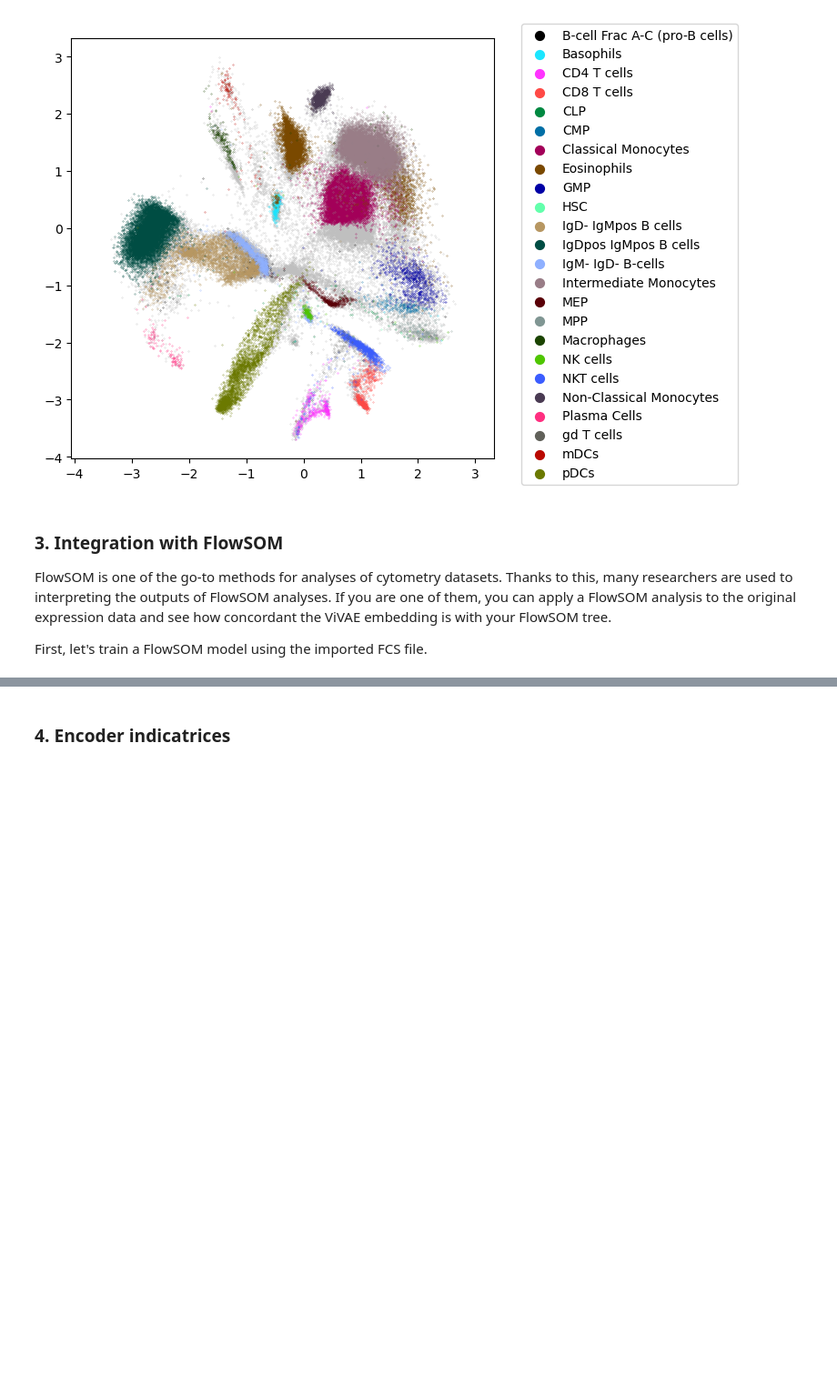
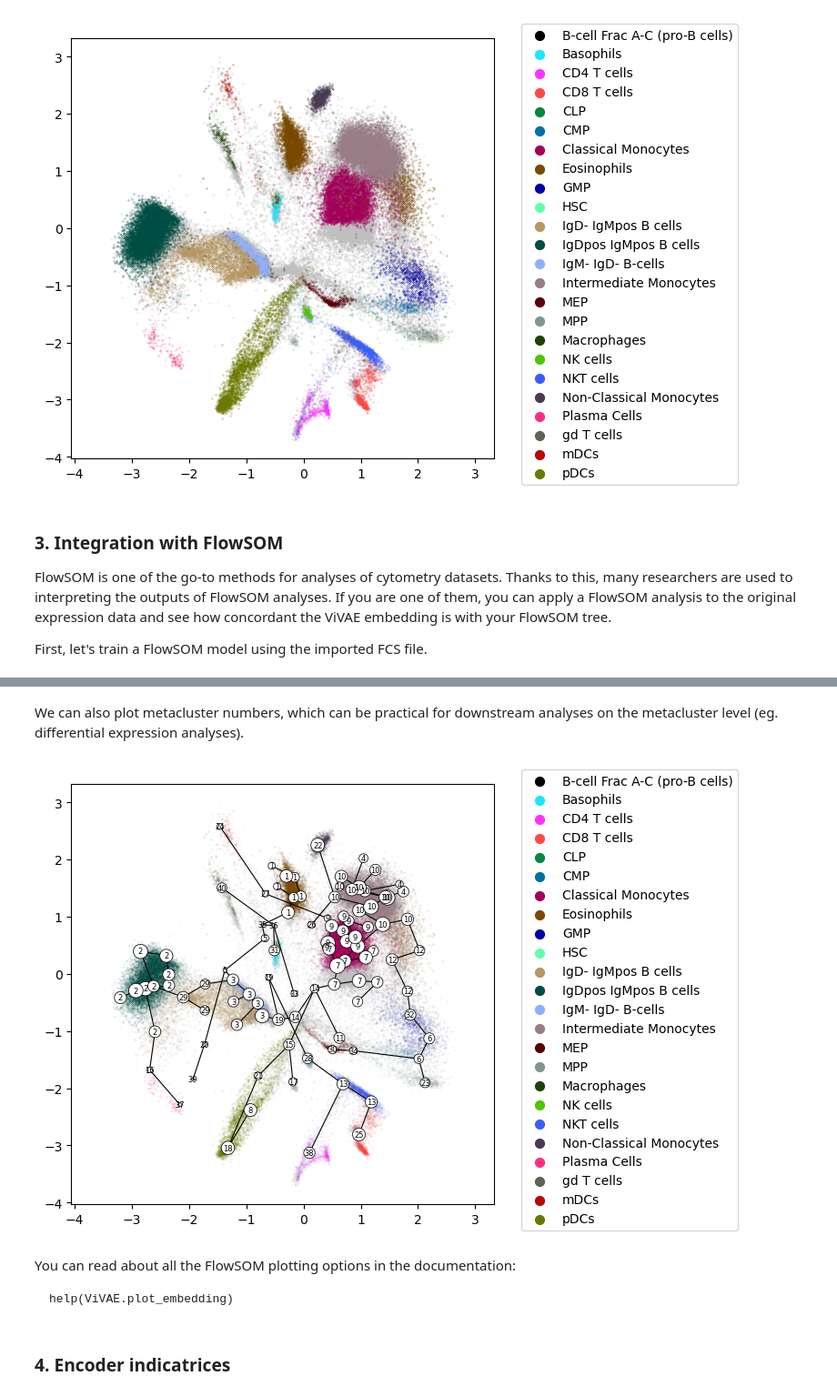
Before and after one commit to saeyslab/ViVAE, a Jupyter notebook: example_cytometry.ipynb, the cells around one changed output, grey strips where cells are left out. Shown at 91% size. Saved outputs shown, nothing was run; the diff lists cells and outputs as text; code cells hidden in the pictures; blank space fills up the shorter version.

````diff
--- a/example_cytometry.ipynb
+++ b/example_cytometry.ipynb
@@ -165,3 +175,14 @@ ViVAE.plot_embedding(embedding=emb, labels=labels, unassigned='unassigned', fsom
+# %% [markdown]
+We can also plot metacluster numbers, which can be practical for downstream analyses on the metacluster level (eg. differential expression analyses).
+# %%
+ViVAE.plot_embedding(embedding=emb, labels=labels, unassigned='unassigned', fsom=fsom, dr_model=model, fsom_view='metaclusters')
+# %% [output]
+[figure, added]
+# %% [markdown]
+You can read about all the FlowSOM plotting options in the documentation:
+```
+help(ViVAE.plot_embedding)
+```
 # %% [markdown]
 ### **4.** Encoder indicatrices
 # %% [markdown]
````
Also changed, not shown: parts of 14 cells of this notebook, 1 other file.
